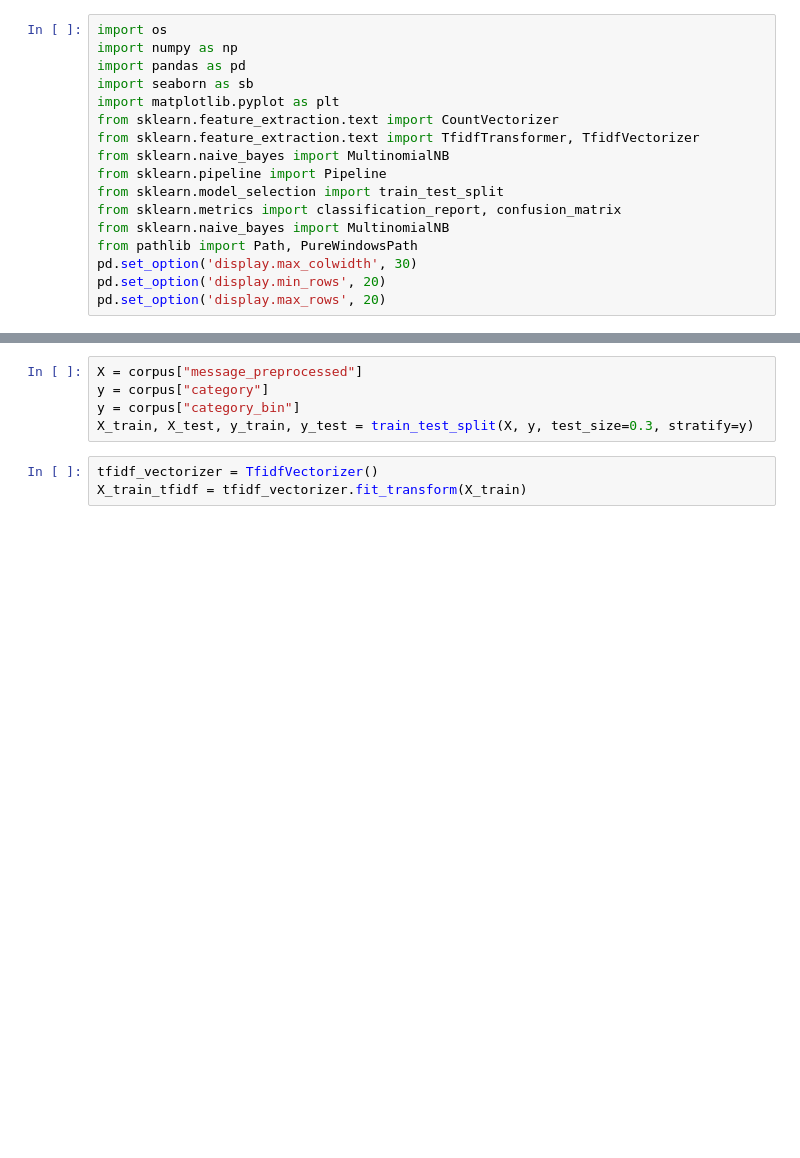
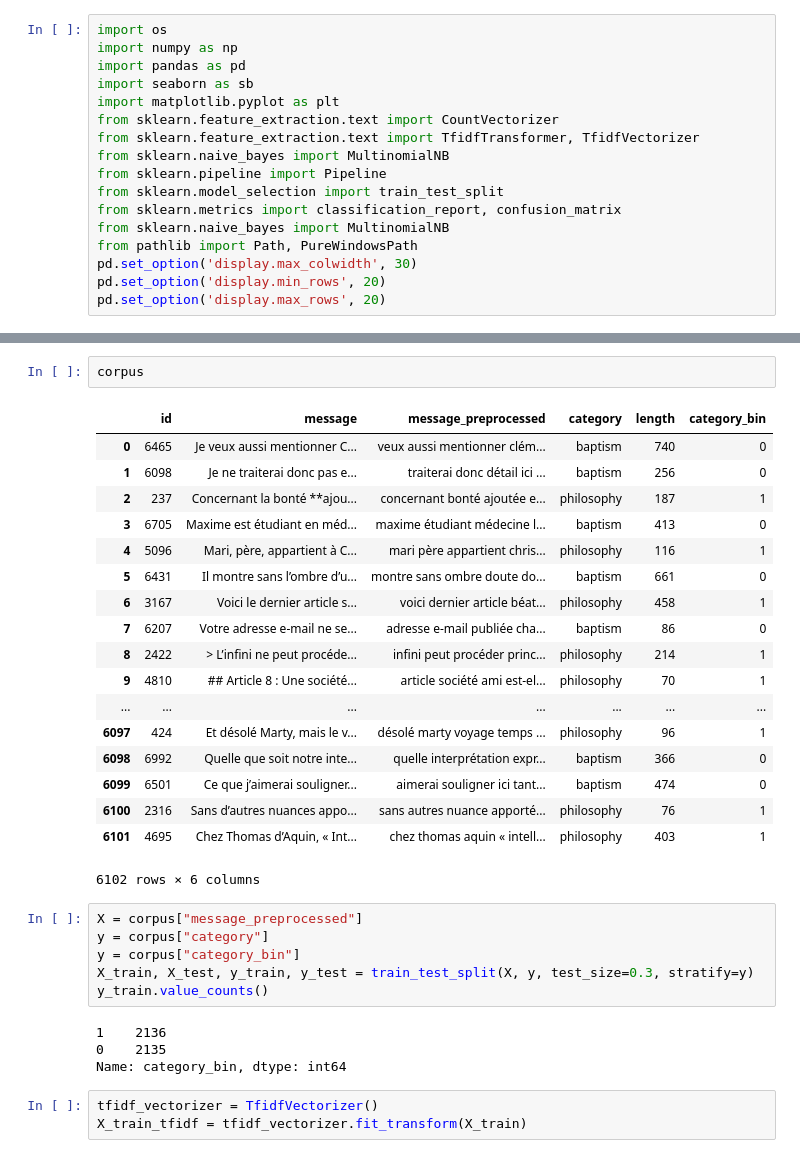
Before and after one commit to lolodino77/classification_texte_articles, a Jupyter notebook: 2_a_naive_bayes_classifier.ipynb, the cells around one changed output, grey strips where cells are left out. Drawn from its saved outputs; the diff is of its cells as text; blank space fills up the shorter version.

```diff
--- a/2_a_naive_bayes_classifier.ipynb
+++ b/2_a_naive_bayes_classifier.ipynb
@@ -45,8 +66,34 @@ corpus
+# %%
+corpus
+# %% [output]
+|  | id | message | message_preprocessed | category | length | category_bin |
+| 0 | 6465 | Je veux aussi mentionner C... | veux aussi mentionner clém... | baptism | 740 | 0 |
+| 1 | 6098 | Je ne traiterai donc pas e... | traiterai donc détail ici ... | baptism | 256 | 0 |
+| 2 | 237 | Concernant la bonté **ajou... | concernant bonté ajoutée e... | philosophy | 187 | 1 |
+| 3 | 6705 | Maxime est étudiant en méd... | maxime étudiant médecine l... | baptism | 413 | 0 |
+| 4 | 5096 | Mari, père, appartient à C... | mari père appartient chris... | philosophy | 116 | 1 |
+| 5 | 6431 | Il montre sans l’ombre d’u... | montre sans ombre doute do... | baptism | 661 | 0 |
+| 6 | 3167 | Voici le dernier article s... | voici dernier article béat... | philosophy | 458 | 1 |
+| 7 | 6207 | Votre adresse e-mail ne se... | adresse e-mail publiée cha... | baptism | 86 | 0 |
+| 8 | 2422 | > L’infini ne peut procéde... | infini peut procéder princ... | philosophy | 214 | 1 |
+| 9 | 4810 | ## Article 8 : Une société... | article société ami est-el... | philosophy | 70 | 1 |
+| ... | ... | ... | ... | ... | ... | ... |
+| 6097 | 424 | Et désolé Marty, mais le v... | désolé marty voyage temps ... | philosophy | 96 | 1 |
+| 6098 | 6992 | Quelle que soit notre inte... | quelle interprétation expr... | baptism | 366 | 0 |
+| 6099 | 6501 | Ce que j’aimerai souligner... | aimerai souligner ici tant... | baptism | 474 | 0 |
+| 6100 | 2316 | Sans d’autres nuances appo... | sans autres nuance apporté... | philosophy | 76 | 1 |
+| 6101 | 4695 | Chez Thomas d’Aquin, « Int... | chez thomas aquin « intell... | philosophy | 403 | 1 |
+6102 rows × 6 columns
 # %%
 X = corpus["message_preprocessed"]
 y = corpus["category"]
 y = corpus["category_bin"]
 X_train, X_test, y_train, y_test = train_test_split(X, y, test_size=0.3, stratify=y)
+y_train.value_counts()
+# %% [output]
+1    2136
+0    2135
+Name: category_bin, dtype: int64
 # %%
 tfidf_vectorizer = TfidfVectorizer()
 X_train_tfidf = tfidf_vectorizer.fit_transform(X_train)
```
Also changed, not shown: parts of 8 cells of this notebook, 3 other files.
